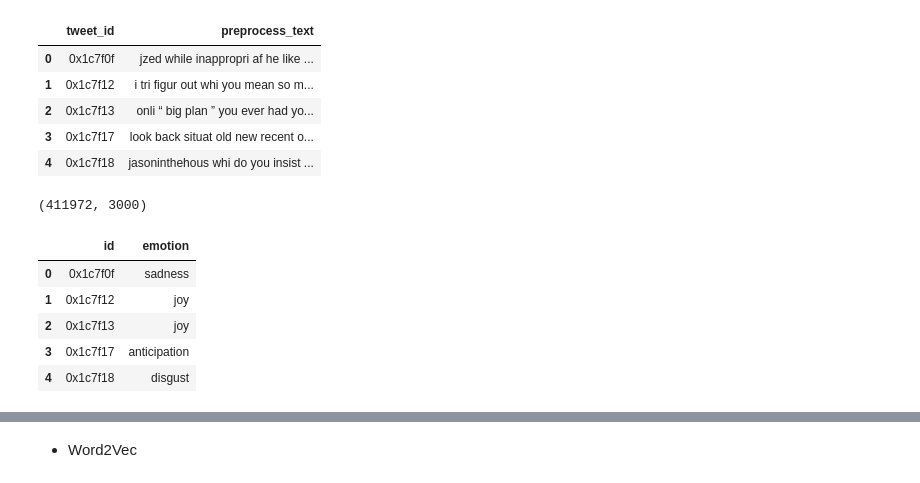
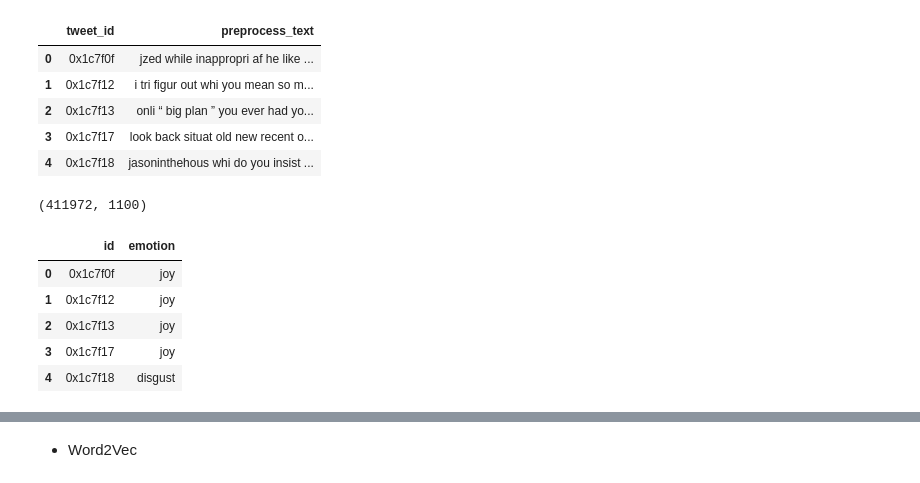
Before and after one commit to BORYA-dev/DM2024-Lab2-Homework, a Jupyter notebook: DM2024-Lab2-Homework.ipynb, the cells around one changed output, grey strips where cells are left out. Saved outputs shown, nothing was run; the diff lists cells and outputs as text; code cells hidden in the pictures.

```diff
--- a/DM2024-Lab2-Homework.ipynb
+++ b/DM2024-Lab2-Homework.ipynb
@@ -257,7 +268,7 @@ testing_data.reset_index(drop=True, inplace=True)
 - TFIDF
 # %%
 # tweet_tokenizer = nltk.tokenize.TweetTokenizer() # 本來有用 max_df=0.9, tokenizer = tweet_tokenizer.tokenize
-TF_IDF_vectorizer = TfidfVectorizer(max_features=3000) # 3000 2500 2000 都會爆
+TF_IDF_vectorizer = TfidfVectorizer(max_features=1100) # 3000 2500 2000 都會爆
 output_vectorizer = TF_IDF_vectorizer.fit_transform(x_train.text.values)  # fit + transform
 # %%
 output_vectorizer_test = TF_IDF_vectorizer.transform(x_test.text.values)  # only transform
@@ -345,23 +355,23 @@ testing_data.head(5)
 # %%
 X = testing_list[1]
 # %%
-X.shape
+output_vectorizer_true_test.shape
 # %% [output]
-(411972, 3000)
+(411972, 1100)
 # %%
 y_test_result = DT_model.predict( output_vectorizer_true_test )
 # %%
 # 寫出結果
 result = pd.DataFrame( {
    "id" : testing_data.tweet_id,
    "emotion" : y_test_result
 } )
-result.to_csv("/content/drive/MyDrive/submission_test_v7.csv", index = 0)
+result.to_csv("/content/drive/MyDrive/submission_test_v8.csv", index = 0)
 result.head(5)
 # %% [output]
 |  | id | emotion |
-| 0 | 0x1c7f0f | sadness |
+| 0 | 0x1c7f0f | joy |
 | 1 | 0x1c7f12 | joy |
 | 2 | 0x1c7f13 | joy |
-| 3 | 0x1c7f17 | anticipation |
+| 3 | 0x1c7f17 | joy |
 | 4 | 0x1c7f18 | disgust |
```
Also changed, not shown: parts of 5 cells of this notebook.
